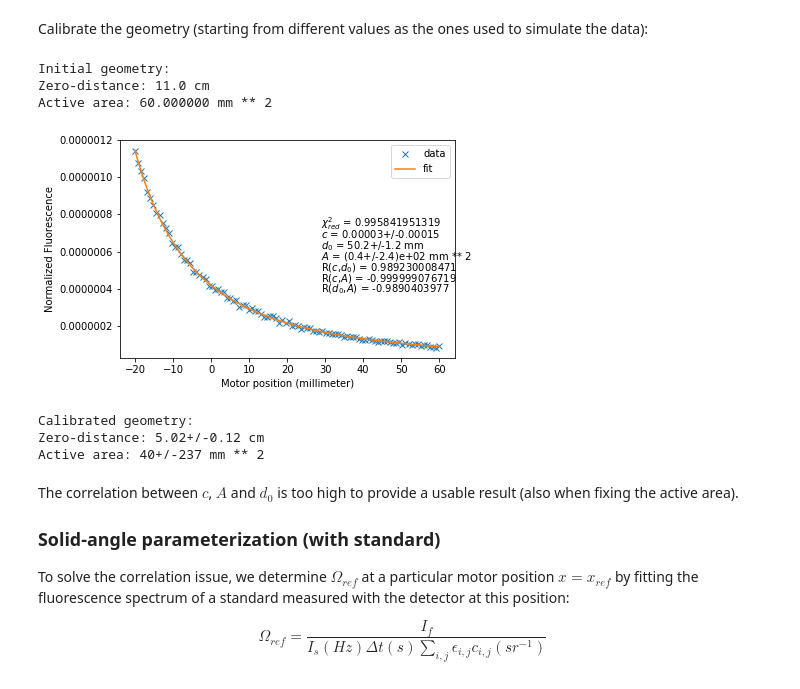
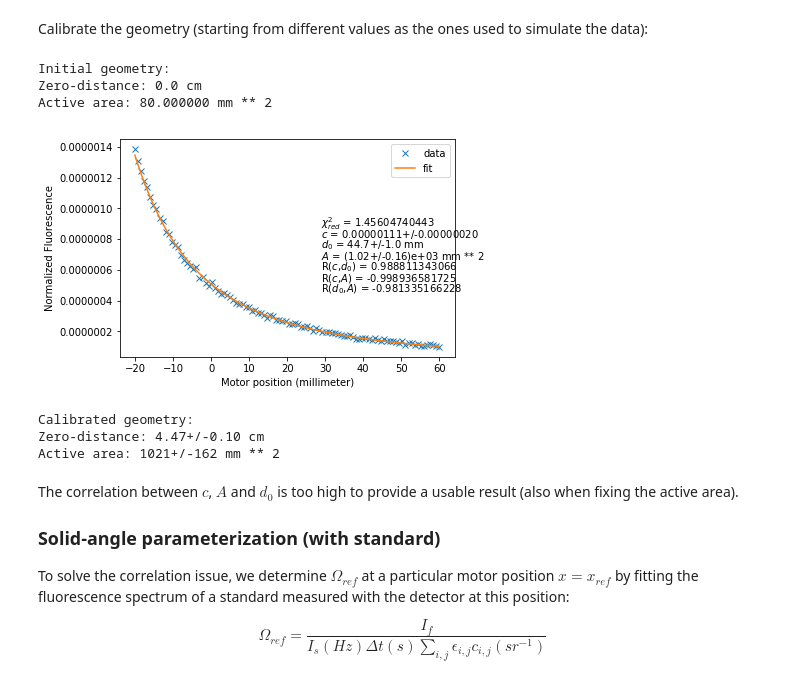
Before and after one commit to woutdenolf/spectrocrunch, a Jupyter notebook: doc/source/tutorials/xrfquant.ipynb, the cells around one changed output. Cells and saved outputs as stored; diff of their text form; code cells hidden in the pictures.

```diff
--- a/doc/source/tutorials/xrfquant.ipynb
+++ b/doc/source/tutorials/xrfquant.ipynb
@@ -148,37 +148,35 @@ Theoretical geometry:
 Calibrate the geometry (starting from different values as the ones used to simulate the data):
 # %%
 # Calibration resources
-fluo = noisepropagation.poisson(fluo)
-I0 = noisepropagation.poisson(I0)
-intensities = fluo/I0
+intensities = noisepropagation.poisson(fluo)/noisepropagation.poisson(I0)
 
 calibrc = {"signal":noisepropagation.E(intensities),\
             "var":noisepropagation.VAR(intensities),\
             "detectorposition":x.magnitude,\
             "positionunits":x.units}
 
 # Calibrate the geometry (starting from wrong values)
-geometry.zerodistance += units.Quantity(6.,"cm")
-detector.activearea += units.Quantity(-10.,"mm^2")
+geometry.zerodistance += units.Quantity(-5.,"cm")
+detector.activearea += units.Quantity(10.,"mm^2")
 
 print("\nInitial geometry:")
 print("Zero-distance: {:~}".format(geometry.zerodistance.to("cm")))
 print("Active area: {:f~}".format(detector.activearea.to("mm^2")))
 
 geometry.calibrate(calibrc=calibrc,plot=True,fit=True,fixedactivearea=False)
 plt.show()
 
 print("Calibrated geometry:")
 print("Zero-distance: {:~}".format(geometry.zerodistance_rv.to("cm")))
 print("Active area: {:f~}".format(detector.activearea_rv.to("mm^2")))
 # %% [output]
 Initial geometry:
-Zero-distance: 11.0 cm
-Active area: 60.000000 mm ** 2
+Zero-distance: 0.0 cm
+Active area: 80.000000 mm ** 2
-[figure, old version]
+[figure, new version]
 Calibrated geometry:
-Zero-distance: 5.02+/-0.12 cm
-Active area: 40+/-237 mm ** 2
+Zero-distance: 4.47+/-0.10 cm
+Active area: 1021+/-162 mm ** 2
 # %% [markdown]
 The correlation between $c$, $A$ and $d_0$ is too high to provide a usable result (also when fixing the active area).
 
```
Also changed, not shown: parts of 6 cells of this notebook, 1 other file.
